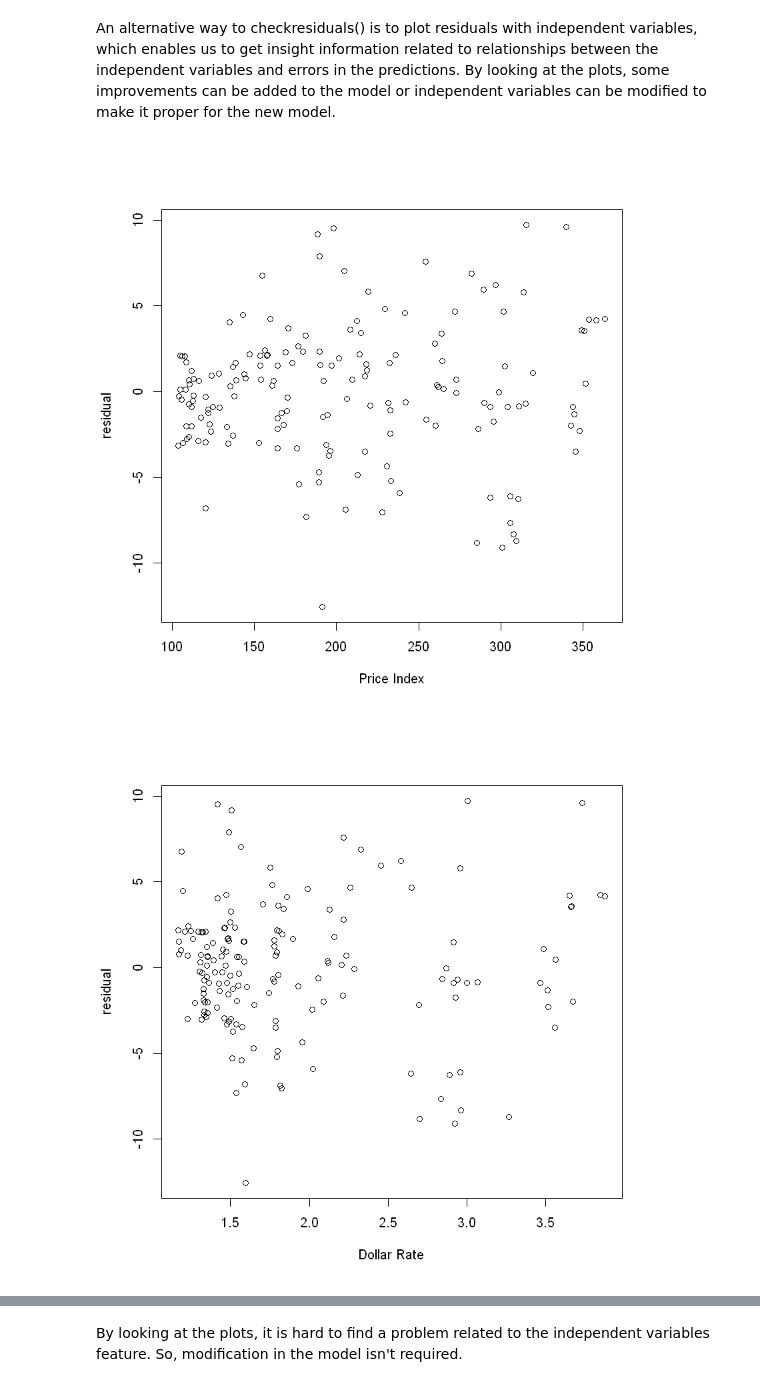
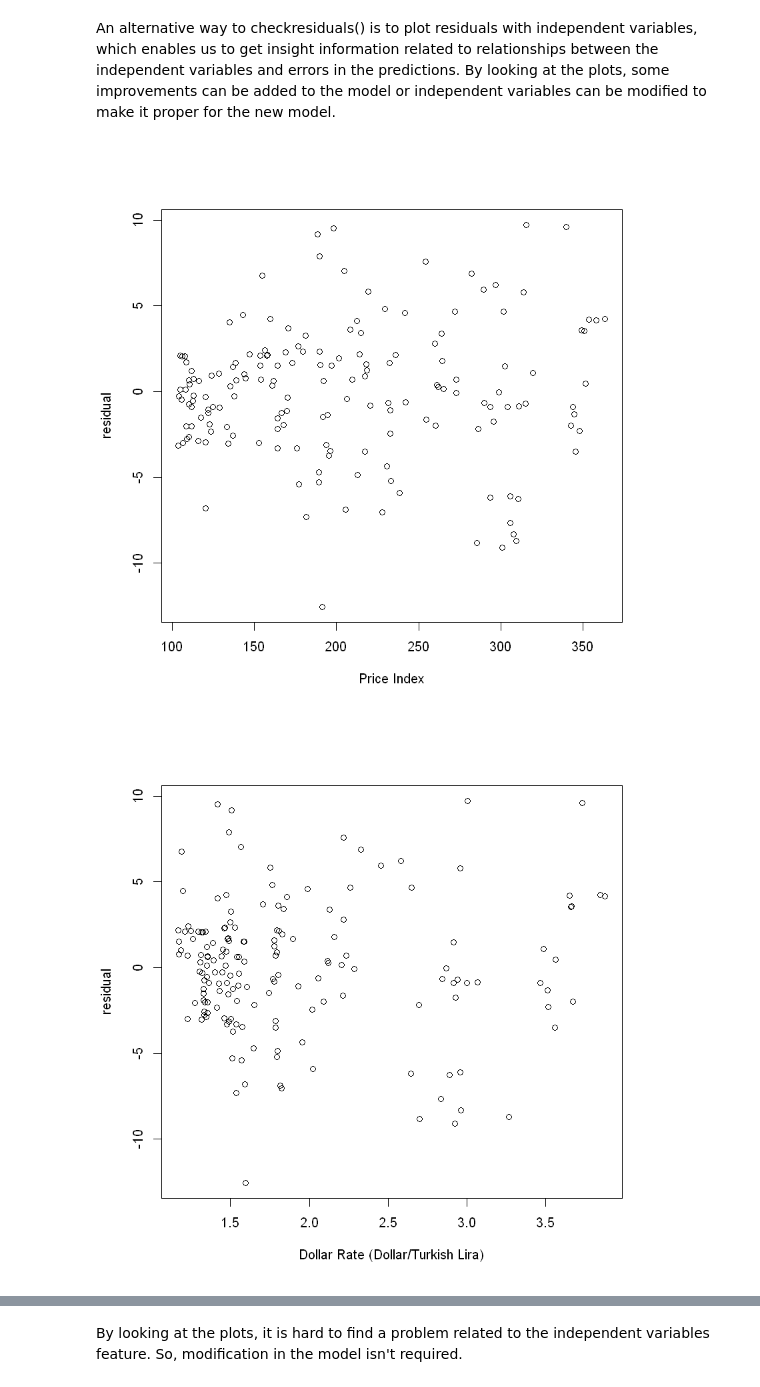
Before and after one commit to BU-IE-360/fall20-mbahadir, a Jupyter notebook: Homework3/Homework3.ipynb, the cells around one changed output, grey strips where cells are left out. Saved outputs shown, nothing was run; the diff lists cells and outputs as text; code cells hidden in the pictures.

```diff
--- a/Homework3/Homework3.ipynb
+++ b/Homework3/Homework3.ipynb
@@ -331,11 +329,11 @@ Lastly, month information doesn't seem required for the model. Nevertheless, mon
 An alternative way to checkresiduals() is to plot residuals with independent variables, which enables us to get insight information related to relationships between the independent variables and errors in the predictions. By looking at the plots, some improvements can be added to the model or independent variables can be modified to make it proper for the new model.
 # %%
 plot(train[c(13:.N)][,list("Price Index"=price_index,residual=fit1$residual)])
-plot(train[c(13:.N)][,list("Dollar Rate"=dollar_rate ,residual=fit1$residual)])
-plot(train[c(13:.N)][,list("Interest Rate"=interest_rate ,residual=fit1$residual)])
-plot(train[c(13:.N)][,list("Gold Reserve Index"=gold_reserve,residual=fit1$residual)])
+plot(train[c(13:.N)][,list("Dollar Rate (Dollar/Turkish Lira)"=dollar_rate ,residual=fit1$residual)])
+plot(train[c(13:.N)][,list("Interest Rate (Percentage)"=interest_rate ,residual=fit1$residual)])
+plot(train[c(13:.N)][,list("Gold Reserve Index (Million USD)"=gold_reserve,residual=fit1$residual)])
 plot(train[c(13:.N)][,list("Lag 1 value of Price Index"=lag1 ,residual=fit1$residual)])
 plot(train[c(13:.N)][,list("Lag 12 value of Price Index"=lag12,residual=fit1$residual)])
 # %% [output]
 [figure]
-[figure, old version]
+[figure, new version]
```
Also changed, not shown: parts of 11 cells of this notebook, 2 other files.
